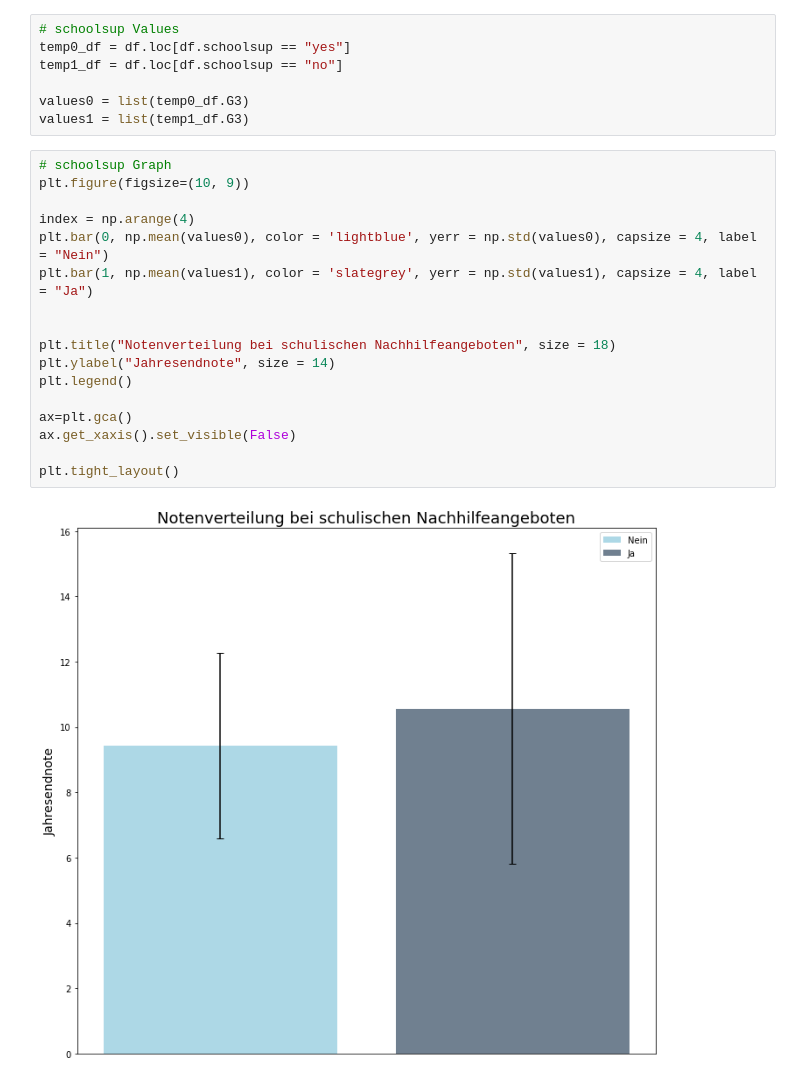
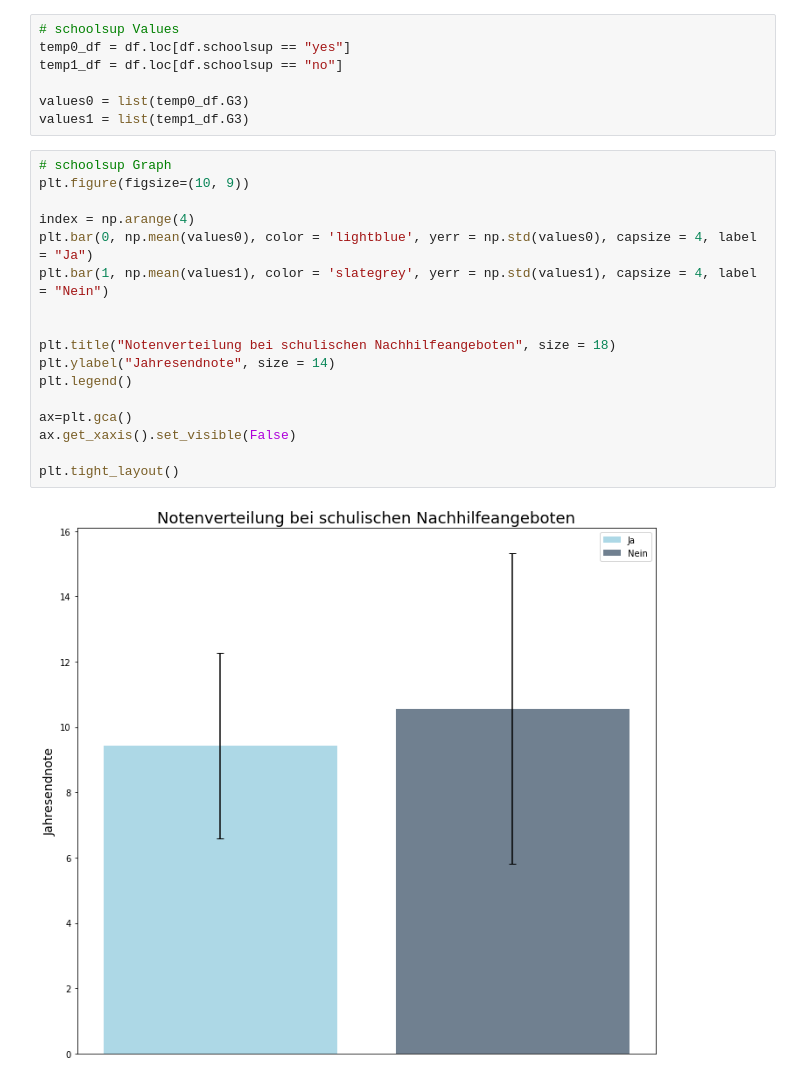
Before and after one commit to Carlson43/WWI20DSA_DV, a Jupyter notebook: W26/w26.ipynb, the cells around one changed output. Cells and saved outputs as stored; diff of their text form.

Commit message:
Paid Graph

```diff
--- a/W26/w26.ipynb
+++ b/W26/w26.ipynb
@@ -230,19 +230,19 @@ values1 = list(temp1_df.G3)
 # %%
 # schoolsup Graph
 plt.figure(figsize=(10, 9))
 
 index = np.arange(4)
-plt.bar(0, np.mean(values0), color = 'lightblue', yerr = np.std(values0), capsize = 4, label = "Nein")
-plt.bar(1, np.mean(values1), color = 'slategrey', yerr = np.std(values1), capsize = 4, label = "Ja")
+plt.bar(0, np.mean(values0), color = 'lightblue', yerr = np.std(values0), capsize = 4, label = "Ja")
+plt.bar(1, np.mean(values1), color = 'slategrey', yerr = np.std(values1), capsize = 4, label = "Nein")
 
 
 plt.title("Notenverteilung bei schulischen Nachhilfeangeboten", size = 18)
 plt.ylabel("Jahresendnote", size = 14)
 plt.legend()
 
 ax=plt.gca()
 ax.get_xaxis().set_visible(False)
 
 plt.tight_layout()
 # %% [output]
-[figure, old version]
+[figure, new version]
```
Also changed, not shown: parts of 2 cells of this notebook.
